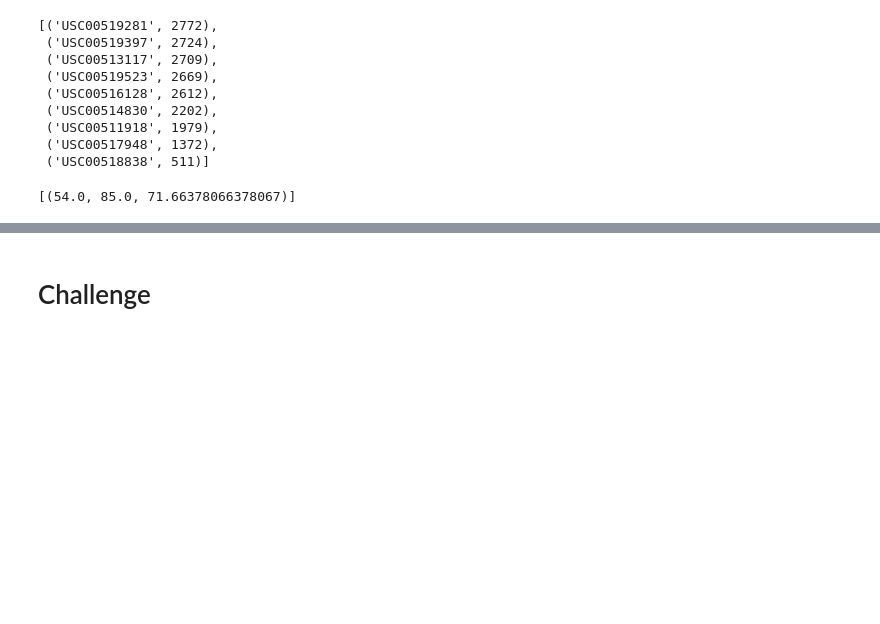
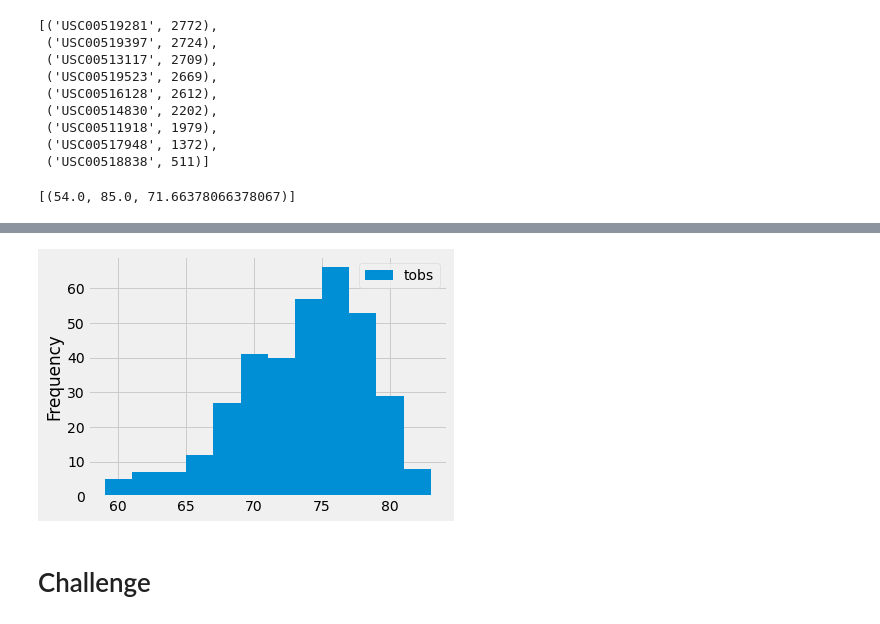
Before and after one commit to cwilkis/surfs_up, a Jupyter notebook: climate_analysis.ipynb, the cells around one changed output, grey strips where cells are left out. Cells and saved outputs as stored; diff of their text form; code cells hidden in the pictures; blank space fills up the shorter version.

```diff
--- a/climate_analysis.ipynb
+++ b/climate_analysis.ipynb
@@ -123,4 +123,5 @@ filter(Measurement.station == 'USC00519281').all()
 results = session.query(Measurement.tobs).\
 filter(Measurement.station == 'USC00519281').\
 filter(Measurement.date >= prev_year).all()
-print(results)
+df = pd.DataFrame(results, columns=['tobs'])
+print(df)
@@ -127,5 +143,9 @@ print(results)
 # %%
 # Write a function called `calc_temps` that will accept start date and end date in the format '%Y-%m-%d'
 # and return the minimum, average, and maximum temperatures for that range of dates
+df.plot.hist(bins=12)
+plt.tight_layout()
+# %% [output]
+[figure, added]
 # %% [markdown]
 # Challenge
```
Also changed, not shown: parts of 1 cell of this notebook, 1 other file.
